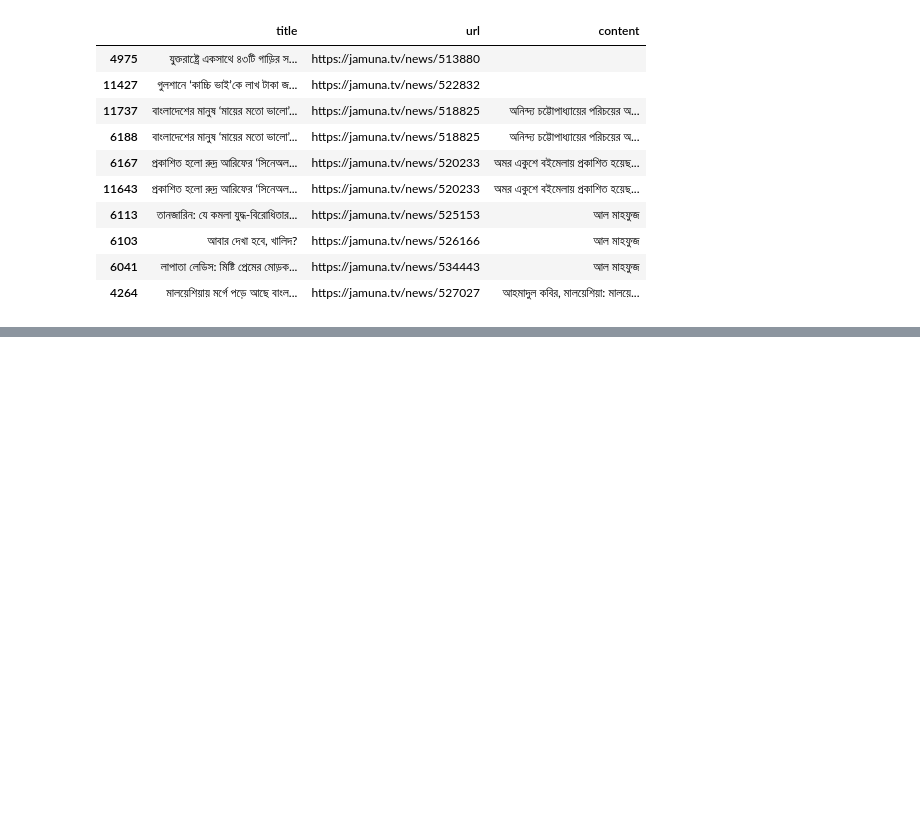
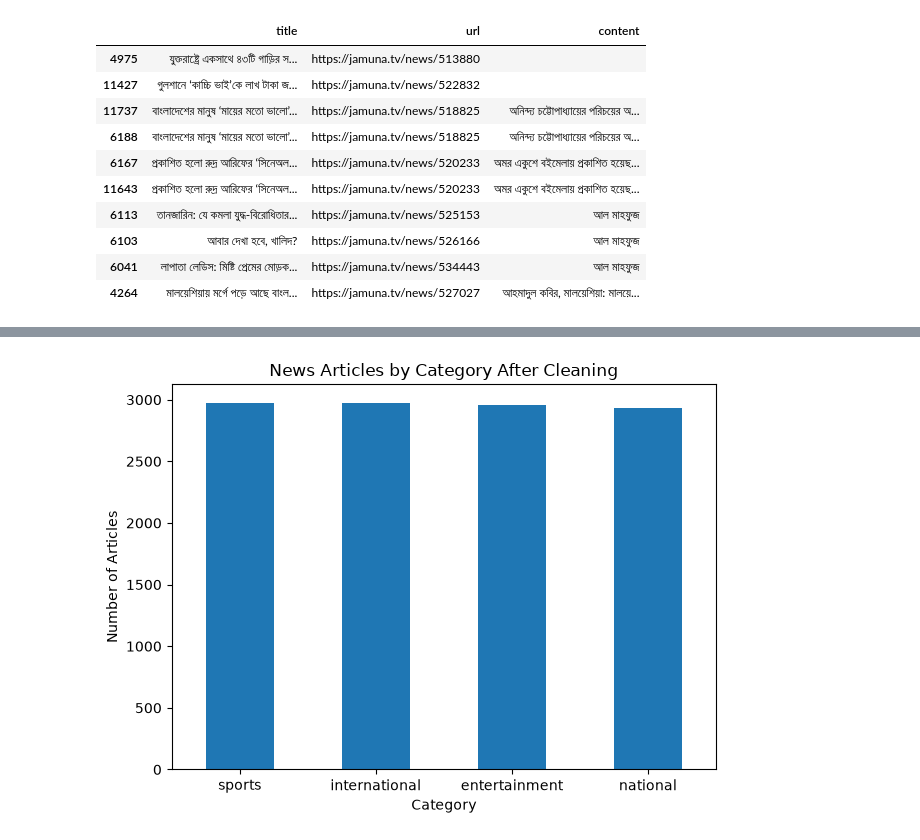
Before and after one commit to Supan-Roy/Bengali-Keyword-Extractor, a Jupyter notebook: notebooks/01_dataset_exploration.ipynb, the cells around one changed output, grey strips where cells are left out. Saved outputs shown, nothing was run; the diff lists cells and outputs as text; code cells hidden in the pictures; blank space fills up the shorter version.

```diff
--- a/notebooks/01_dataset_exploration.ipynb
+++ b/notebooks/01_dataset_exploration.ipynb
@@ -181,0 +205,9 @@ display(
+# %%
+df_clean = df.copy()
+
+# Remove rows with missing or whitespace-only article content
+df_clean["content"] = df_clean["content"].fillna("").astype(str).str.strip()
+df_clean = df_clean[df_clean["content"] != ""].copy()
+
+print("Original records:", len(df))
+print("Records after removing empty content:", len(df_clean))
@@ -181,0 +217,6 @@ display(
+# %%
+# Keep the first record for each URL
+df_clean = df_clean.drop_duplicates(subset="url", keep="first").copy()
+
+print("Records after removing duplicate URLs:", len(df_clean))
+print("Remaining duplicate URLs:", df_clean["url"].duplicated().sum())
@@ -181,0 +242,13 @@ display(
+# %%
+# Remove records whose entire content is only a reporter's name
+reporter_names = {"আল মাহফুজ"}
+
+metadata_only = (
+    df_clean["content"].str.strip().isin(reporter_names)
+)
+
+print("Metadata-only records found:", metadata_only.sum())
+
+df_clean = df_clean.loc[~metadata_only].copy()
+
+print("Records after removing metadata-only content:", len(df_clean))
@@ -181,0 +303,4 @@ display(
+# %%
+df_clean["content_length"] = df_clean["content"].str.len()
+
+print(df_clean["content_length"].describe())
@@ -181,0 +317,11 @@ display(
+# %%
+df_clean["category"].value_counts().plot(kind="bar")
+
+plt.title("News Articles by Category After Cleaning")
+plt.xlabel("Category")
+plt.ylabel("Number of Articles")
+plt.xticks(rotation=0)
+plt.tight_layout()
+plt.show()
+# %% [output]
+[figure, added]
```
Also changed, not shown: parts of 10 cells of this notebook.
